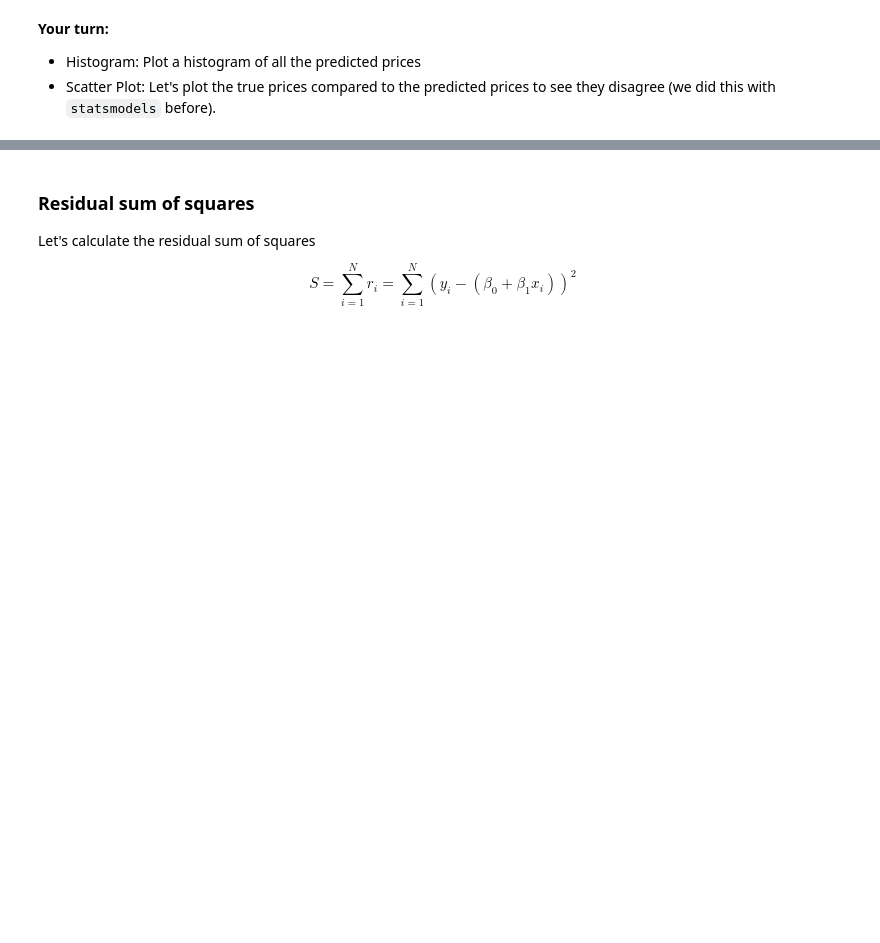
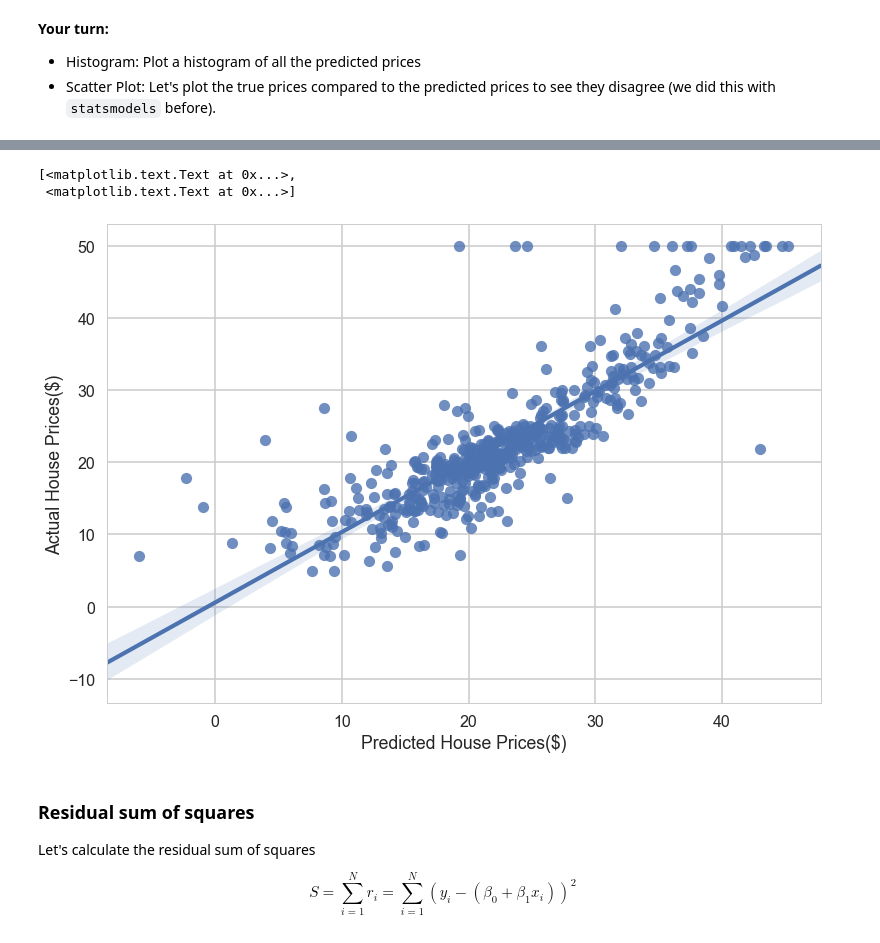
Before and after one commit to NikhilaThota/Mini-Projects, a Jupyter notebook: Mini_Project_Linear_Regression.ipynb, the cells around one changed output, grey strips where cells are left out. Drawn from its saved outputs; the diff is of its cells as text; code cells hidden in the pictures; blank space fills up the shorter version.

```diff
--- a/Mini_Project_Linear_Regression.ipynb
+++ b/Mini_Project_Linear_Regression.ipynb
@@ -525,3 +574,11 @@ lm.predict(X)[0:5]
+# %%
+# Scatter Plot between true prices and predicted prices
+scatter = sns.regplot(y='PRICE', x=lm.predict(X), data=bos,fit_reg=True)
+scatter.set(xlabel='Predicted House Prices($)', ylabel='Actual House Prices($)')
+# %% [output]
+[<matplotlib.text.Text at 0x...>,
+ <matplotlib.text.Text at 0x...>]
+[figure, added]
 # %% [markdown]
 ### Residual sum of squares
 
```
Also changed, not shown: parts of 31 cells of this notebook.
